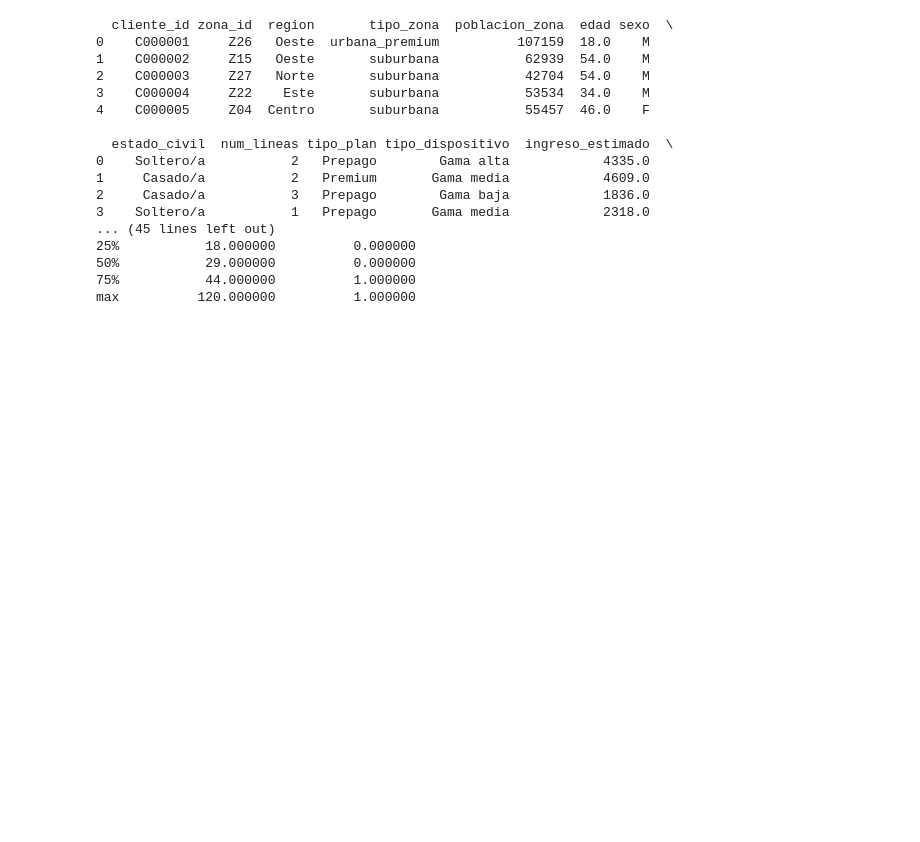
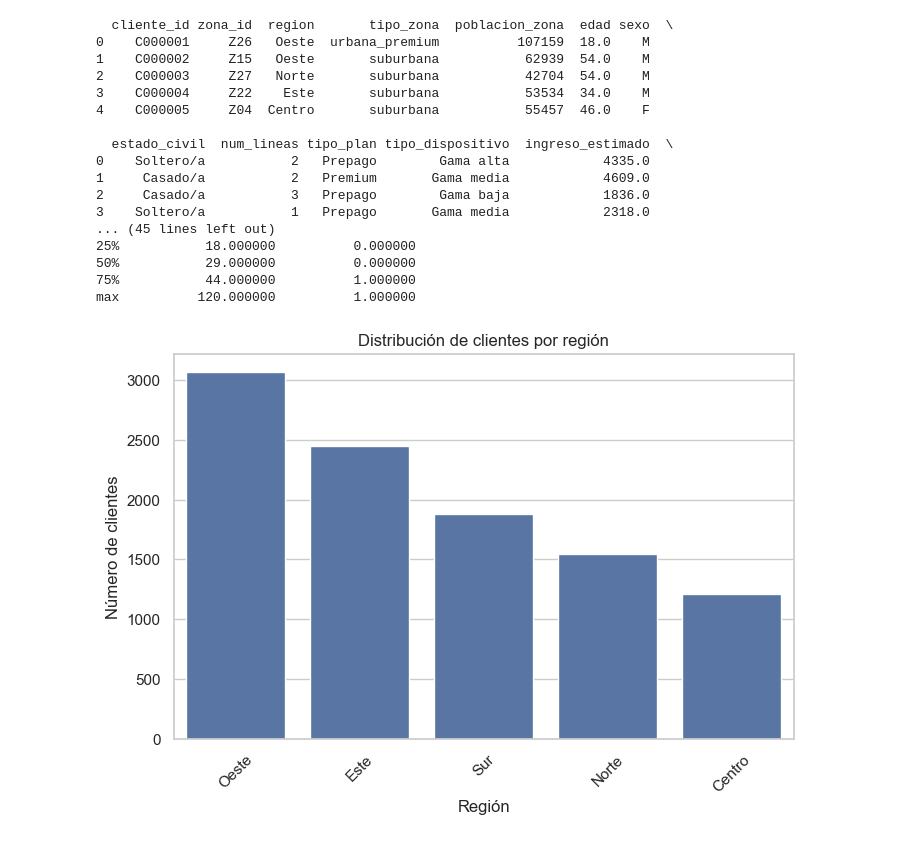
Before and after one commit to cunatpablo-afk/UCV-Churn, a Jupyter notebook: eda_clients.ipynb, the cells around one changed output. Saved outputs shown, nothing was run; the diff lists cells and outputs as text; code cells hidden in the pictures; blank space fills up the shorter version.

Commit message:
cambios a EDA clientes

```diff
--- a/eda_clients.ipynb
+++ b/eda_clients.ipynb
@@ -50,3 +54,18 @@ print(df.describe())
 50%           29.000000          0.000000
 75%           44.000000          1.000000
 max          120.000000          1.000000
+# %%
+import seaborn as sns
+import matplotlib.pyplot as plt
+
+plt.figure(figsize=(8,5))
+sns.countplot(x="region", data=df, order=df["region"].value_counts().index)
+
+plt.title("Distribución de clientes por región")
+plt.xlabel("Región")
+plt.ylabel("Número de clientes")
+plt.xticks(rotation=45)
+
+plt.show()
+# %% [output]
+[figure, added]
```
Also changed, not shown: parts of 8 cells of this notebook.
